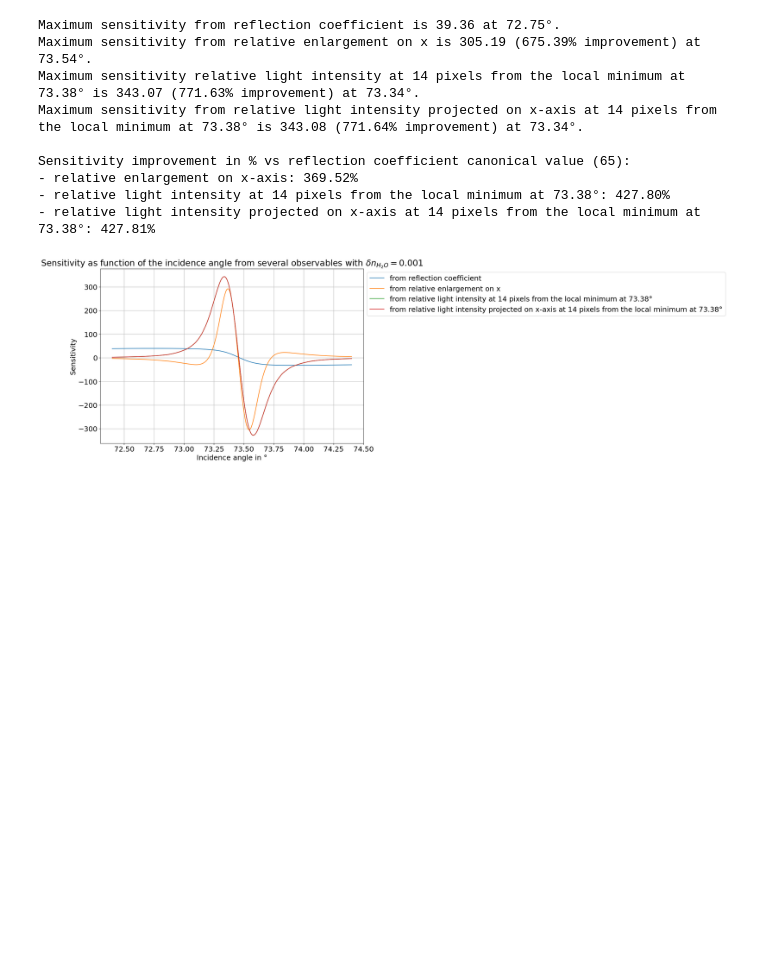
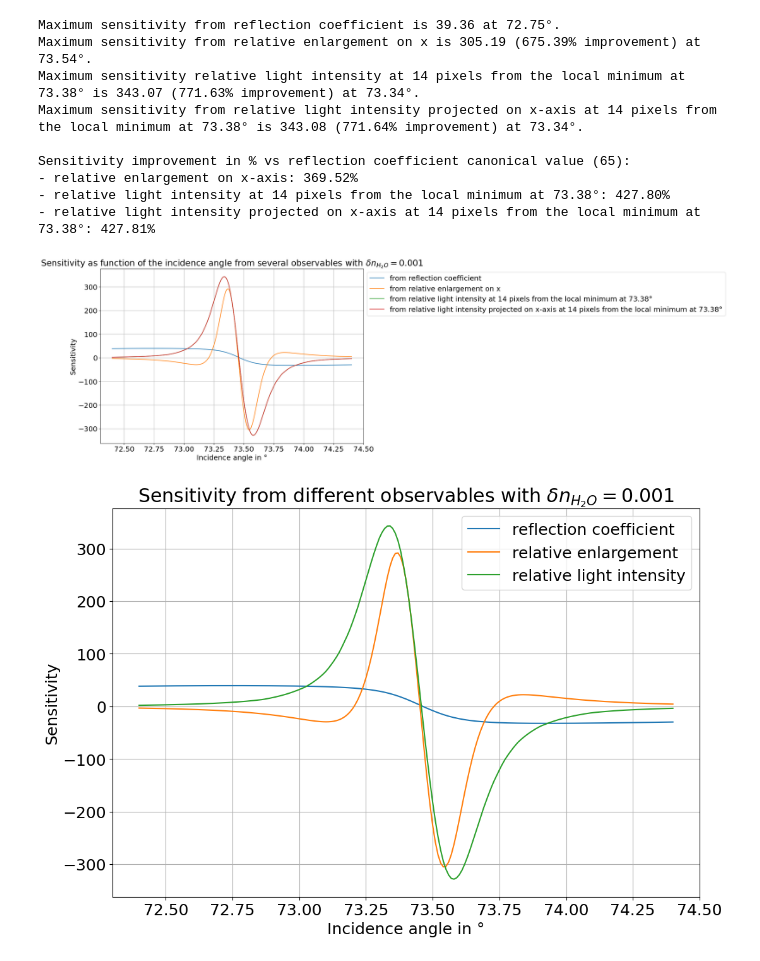
Before and after one commit to Tristan63170/Interferometric_Reflectivity_Dip, a Jupyter notebook: with_water/observable_determination_and_sensitivity_parallel.ipynb, the cells around one changed output. Drawn from its saved outputs; the diff is of its cells as text; code cells hidden in the pictures; blank space fills up the shorter version.

```diff
--- a/with_water/observable_determination_and_sensitivity_parallel.ipynb
+++ b/with_water/observable_determination_and_sensitivity_parallel.ipynb
@@ -201,7 +201,7 @@ def process_one_inc(inc):
 
     return elarrelatx, I_rel_min_line, I_proj_rel_min_line
 
-results = Parallel(n_jobs=n_jobs)(delayed(process_one_inc)(inc) for inc in tqdm(inc_range, desc="Traitement des incidences"))
+results = Parallel(n_jobs=n_jobs)(delayed(process_one_inc)(inc) for inc in tqdm(inc_range, desc="Scan of all the incidences"))
 
 for elx, Irel, Iproj in results:
     ELx.append(elx)
@@ -542,7 +542,7 @@ S_I_REL_MIN = []
 S_I_PROJ_REL_MIN = []
 
 results = Parallel(n_jobs=n_jobs)(
-    delayed(process_one_inc)(inc) for inc in tqdm(inc_range2, desc="Traitement inc_range2")
+    delayed(process_one_inc)(inc) for inc in tqdm(inc_range2, desc="Scan of all the incidences")
 )
 
 for s_base, s_enlarg, s_irel, s_iproj in results:
@@ -585,3 +585,18 @@ Sensitivity improvement in % vs reflection coefficient canonical value (65):
 - relative light intensity at 14 pixels from the local minimum at 73.38°: 427.80%
 - relative light intensity projected on x-axis at 14 pixels from the local minimum at 73.38°: 427.81%
 [figure]
+# %%
+plt.figure(figsize=(12,8))
+plt.plot(inc_range2, S_BASE, label="reflection coefficient")
+plt.plot(inc_range2, S_ENLARG, label="relative enlargement")
+plt.plot(inc_range2, S_I_PROJ_REL_MIN, label=f"relative light intensity")
+plt.title(fr"Sensitivity from different observables with $\delta n_{{H_2O}} = ${n_variation}")
+plt.xlabel("Incidence angle in °")
+plt.ylabel("Sensitivity")
+plt.legend(loc="best")
+plt.grid();
+if SAVE_MODE:
+    for file_ext in save_formats:
+        plt.savefig(f"Plots/{file_ext}/observables_sensitivity/sensitivity_simple.{file_ext}", bbox_inches="tight")
+# %% [output]
+[figure, added]
```
Also changed, not shown: 1 other file.
